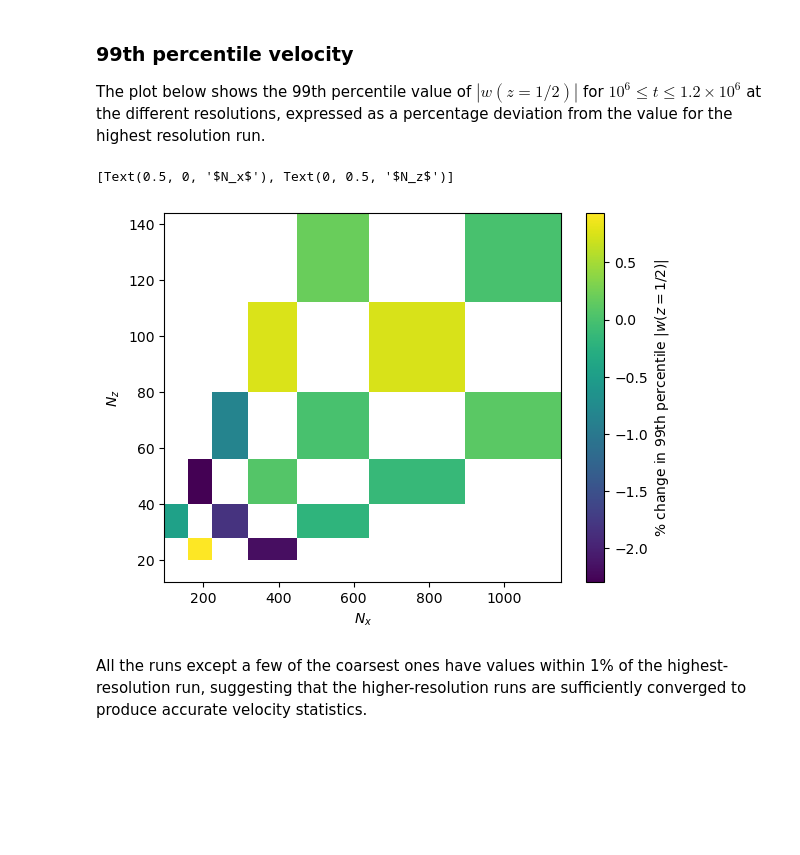
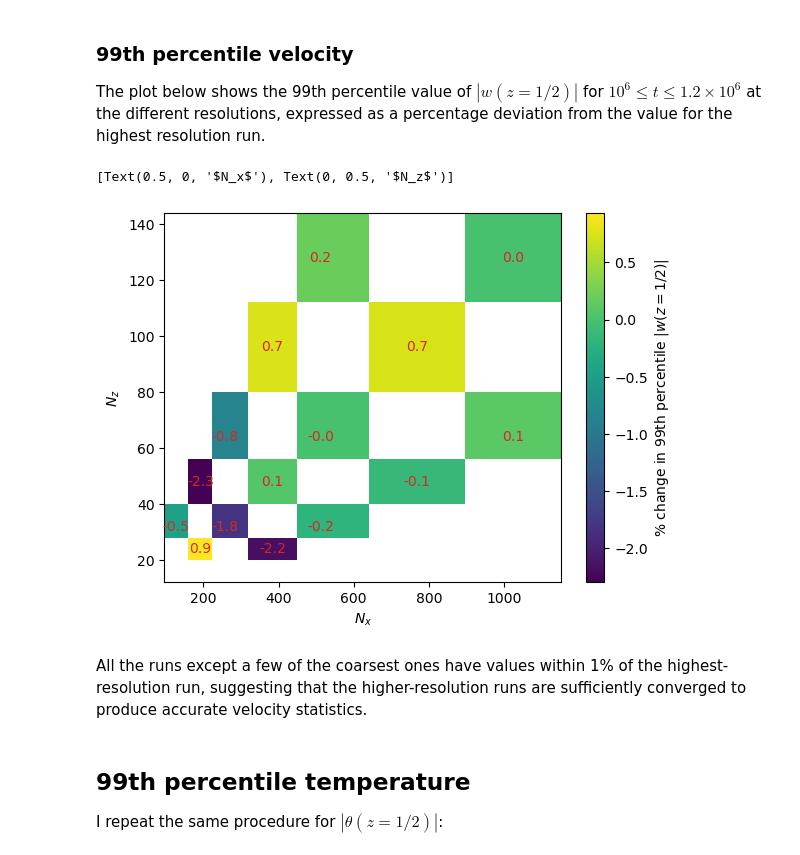
Before and after one commit to tschanzer/honours-project, a Jupyter notebook: notebooks/resolution_tests_newinit.ipynb, the cells around one changed output. Drawn from its saved outputs; the diff is of its cells as text; code cells hidden in the pictures; blank space fills up the shorter version.

Commit message:
Add temperature analysis and conclusions

```diff
--- a/notebooks/resolution_tests_newinit.ipynb
+++ b/notebooks/resolution_tests_newinit.ipynb
@@ -322,15 +322,26 @@ nz = xr.DataArray(nz, coords=[nz], dims=['nz'])
 percentiles = xr.apply_ufunc(w_99, nx, nz, vectorize=True)
 # %%
 fig, ax = plt.subplots()
-mesh = ax.pcolormesh(
-    percentiles.nx, percentiles.nz,
-    (percentiles.T/percentiles.sel(nx=1024, nz=128) - 1)*1e2
-)
+deviation = (percentiles.T/percentiles.sel(nx=1024, nz=128) - 1)*1e2
+mesh = ax.pcolormesh(deviation.nx, deviation.nz, deviation)
+for _nx in nx:
+    for _nz in nz:
+        value = deviation.sel(nx=_nx, nz=_nz)
+        if ~np.isnan(value):
+            ax.text(
+                _nx, _nz, f'{value:.1f}',
+                horizontalalignment='center',
+                verticalalignment='center',
+                color='tab:red'
+            )
 fig.colorbar(
     mesh, ax=ax, label='% change in 99th percentile $|w(z=1/2)|$')
 ax.set(xlabel='$N_x$', ylabel='$N_z$')
 # %% [output]
 [Text(0.5, 0, '$N_x$'), Text(0, 0.5, '$N_z$')]
-[figure, old version]
+[figure, new version]
 # %% [markdown]
 All the runs except a few of the coarsest ones have values within 1% of the highest-resolution run, suggesting that the higher-resolution runs are sufficiently converged to produce accurate velocity statistics.
+# %% [markdown]
+## 99th percentile temperature
+I repeat the same procedure for $|\theta(z=1/2)|$:
```
Also changed, not shown: parts of 4 cells of this notebook.
